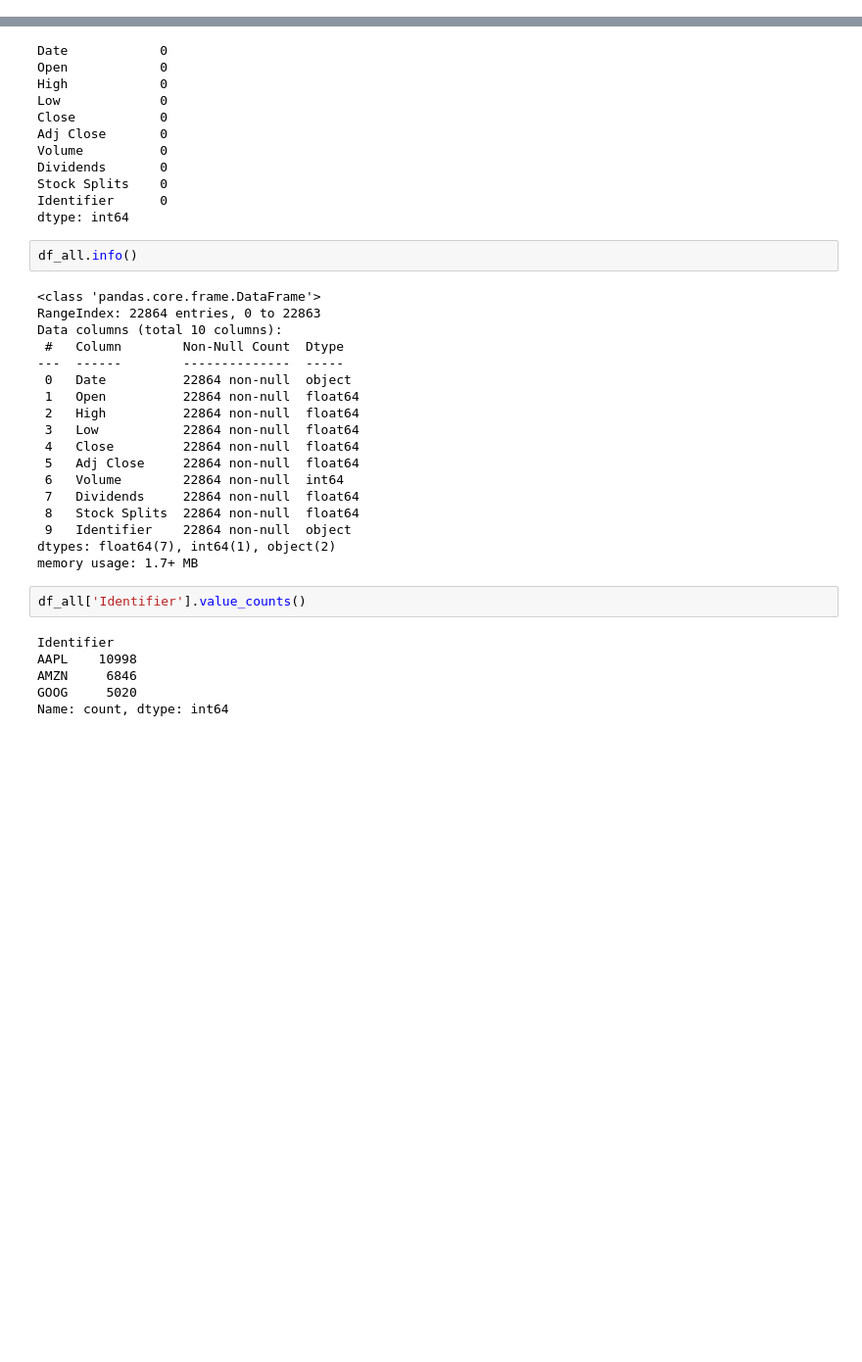
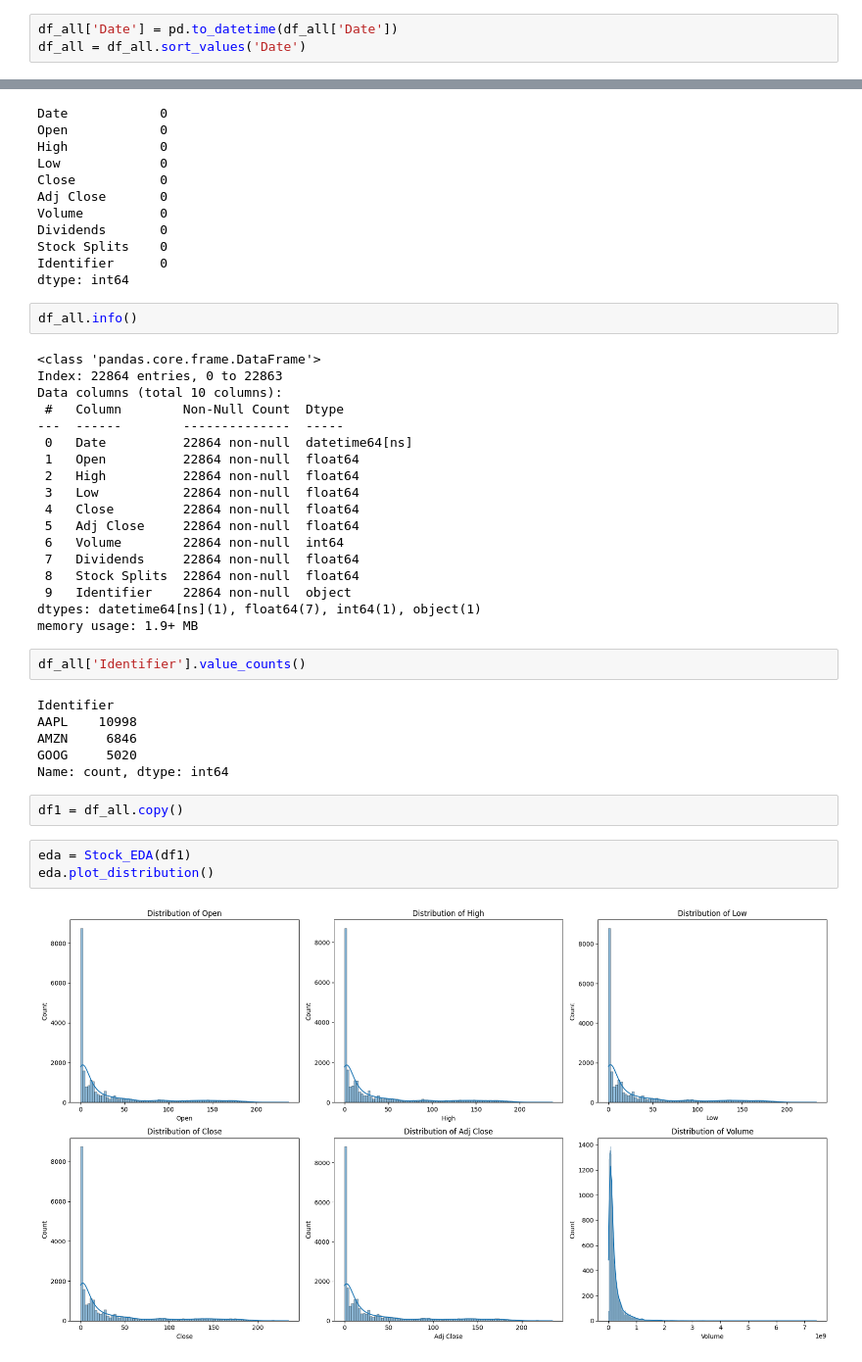
Before and after one commit to mubarek4566/Financial-News-and-Stock-Price-Analysis, a Jupyter notebook: notebooks/StockPrice_main.ipynb, the cells around one changed output, grey strips where cells are left out. Shown at 98% size. Saved outputs shown, nothing was run; the diff lists cells and outputs as text; blank space fills up the shorter version.

Commit message:
modifying and adding some functionality to stock price data

```diff
--- a/notebooks/StockPrice_main.ipynb
+++ b/notebooks/StockPrice_main.ipynb
@@ -33,6 +45,9 @@ GOOG_data['Identifier'] = 'GOOG'
 # %%
 # Concatenate datasets
 df_all = pd.concat([AAPL_data, AMZN_data, GOOG_data], ignore_index=True)
+# %%
+df_all['Date'] = pd.to_datetime(df_all['Date'])
+df_all = df_all.sort_values('Date')
 # %% [markdown]
 ### Basic Info & Cleaning
 # %%
@@ -62,11 +77,11 @@ dtype: int64
 df_all.info()
 # %% [output]
 <class 'pandas.core.frame.DataFrame'>
-RangeIndex: 22864 entries, 0 to 22863
+Index: 22864 entries, 0 to 22863
 Data columns (total 10 columns):
  #   Column        Non-Null Count  Dtype
 ---  ------        --------------  -----
- 0   Date          22864 non-null  object
+ 0   Date          22864 non-null  datetime64[ns]
  1   Open          22864 non-null  float64
  2   High          22864 non-null  float64
  3   Low           22864 non-null  float64
@@ -76,8 +91,8 @@ Data columns (total 10 columns):
  7   Dividends     22864 non-null  float64
  8   Stock Splits  22864 non-null  float64
  9   Identifier    22864 non-null  object
-dtypes: float64(7), int64(1), object(2)
-memory usage: 1.7+ MB
+dtypes: datetime64[ns](1), float64(7), int64(1), object(1)
+memory usage: 1.9+ MB
 # %%
 df_all['Identifier'].value_counts()
 # %% [output]
@@ -86,3 +101,10 @@ AAPL    10998
 AMZN     6846
 GOOG     5020
 Name: count, dtype: int64
+# %%
+df1 = df_all.copy()
+# %%
+eda = Stock_EDA(df1)
+eda.plot_distribution()
+# %% [output]
+[figure, added]
```
Also changed, not shown: parts of 20 cells of this notebook, 2 other files.
